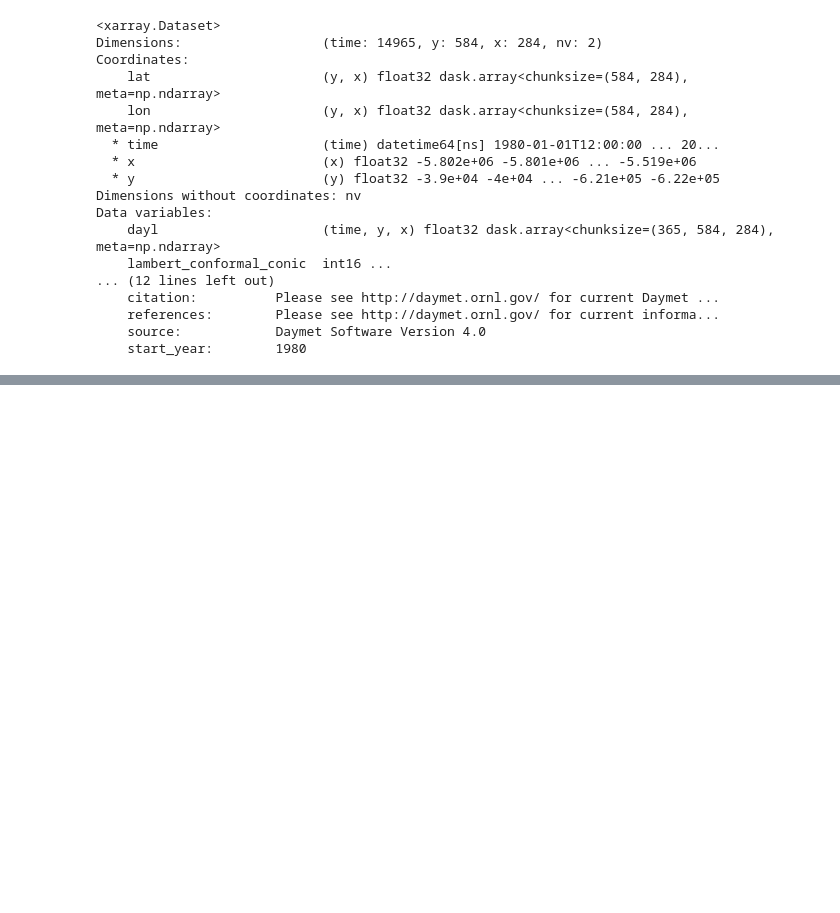
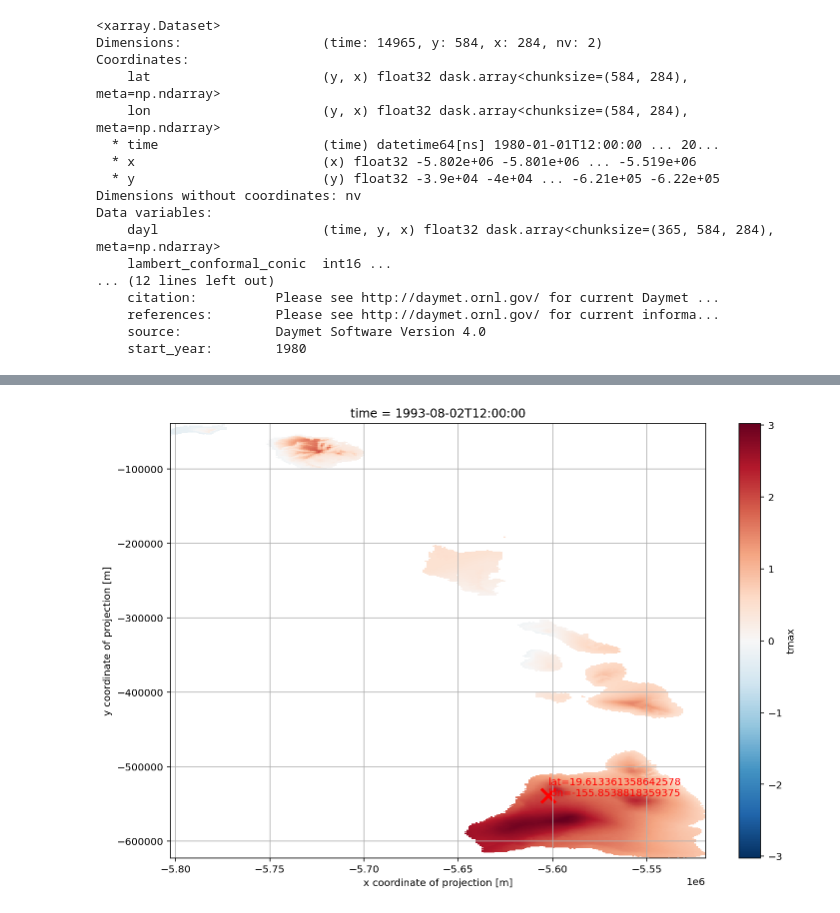
Before and after one commit to KorayKinik/heat-extremes-CMIP6, a Jupyter notebook: Untitled1.ipynb, the cells around one changed output, grey strips where cells are left out. Saved outputs shown, nothing was run; the diff lists cells and outputs as text; code cells hidden in the pictures; blank space fills up the shorter version.

```diff
--- a/Untitled1.ipynb
+++ b/Untitled1.ipynb
@@ -217,0 +215,22 @@ hp
+# %%
+# Plot the grid at the day of one of the heat events above:
+
+nTH = 1
+
+ds_tmax = ds['tmax']
+ds_tmax_avg = ds_tmax.rolling(time=15, center=True).mean()
+ds_tmax_diff = ds_tmax - ds_tmax_avg
+
+lat, lon, d_peak = df_plot[['lat','lon','d_peak']].iloc[nTH]
+
+ds_tmax_diff.sel(time=str(d_peak)).plot();
+
+ax = plt.gca()
+ax.grid(True)
+
+x_projected = float(tmax.coords['x'].values)
+y_projected = float(tmax.coords['y'].values)
+ax.scatter(x_projected, y_projected, marker="x", s=200, c='r', linewidths=3)
+ax.text(x_projected, y_projected, f"lat={lat}\nlon={lon}", color='r');
+# %% [output]
+[figure, added]
```
Also changed, not shown: parts of 10 cells of this notebook.
